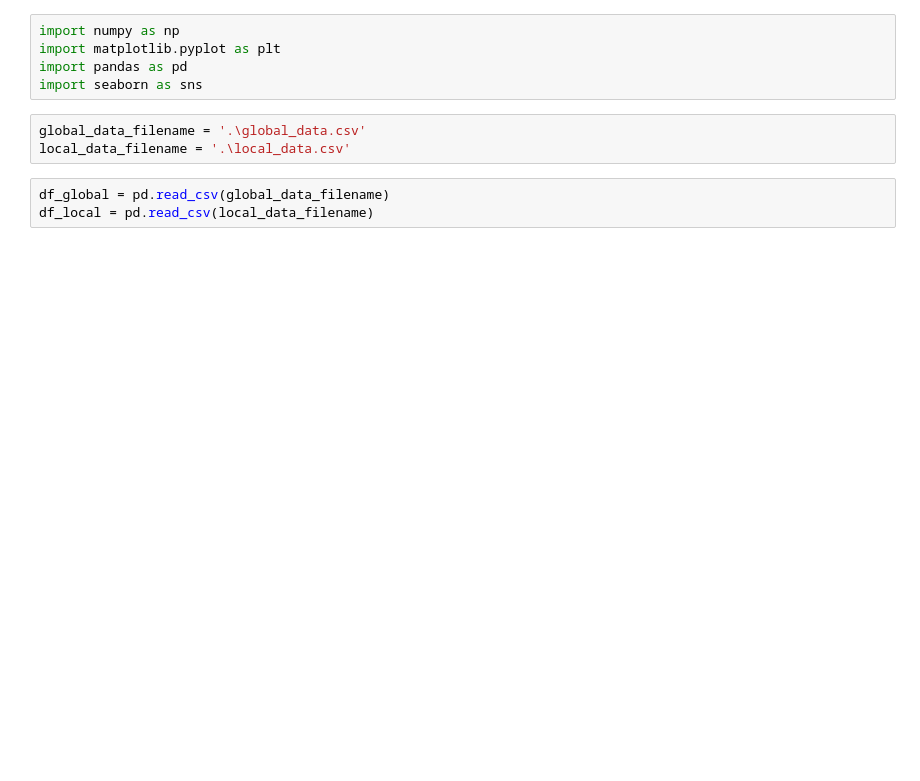
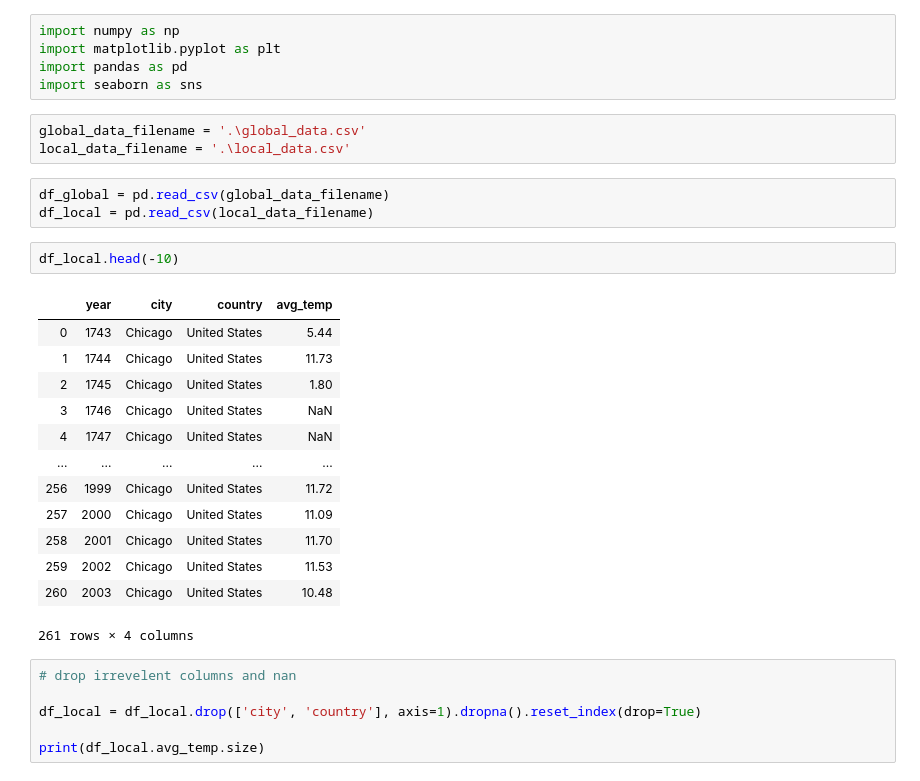
Before and after one commit to mgautam98/insights, a Jupyter notebook: Weather Trends.ipynb, the cells around one changed output. Saved outputs shown, nothing was run; the diff lists cells and outputs as text; blank space fills up the shorter version.

```diff
--- a/Weather Trends.ipynb
+++ b/Weather Trends.ipynb
@@ -9,3 +9,25 @@ local_data_filename = '.\local_data.csv'
 # %%
 df_global = pd.read_csv(global_data_filename)
 df_local = pd.read_csv(local_data_filename)
+# %%
+df_local.head(-10)
+# %% [output]
+|  | year | city | country | avg_temp |
+| 0 | 1743 | Chicago | United States | 5.44 |
+| 1 | 1744 | Chicago | United States | 11.73 |
+| 2 | 1745 | Chicago | United States | 1.80 |
+| 3 | 1746 | Chicago | United States | NaN |
+| 4 | 1747 | Chicago | United States | NaN |
+| ... | ... | ... | ... | ... |
+| 256 | 1999 | Chicago | United States | 11.72 |
+| 257 | 2000 | Chicago | United States | 11.09 |
+| 258 | 2001 | Chicago | United States | 11.70 |
+| 259 | 2002 | Chicago | United States | 11.53 |
+| 260 | 2003 | Chicago | United States | 10.48 |
+261 rows × 4 columns
+# %%
+# drop irrevelent columns and nan
+
+df_local = df_local.drop(['city', 'country'], axis=1).dropna().reset_index(drop=True)
+
+print(df_local.avg_temp.size)
```
Also changed, not shown: parts of 14 cells of this notebook.
